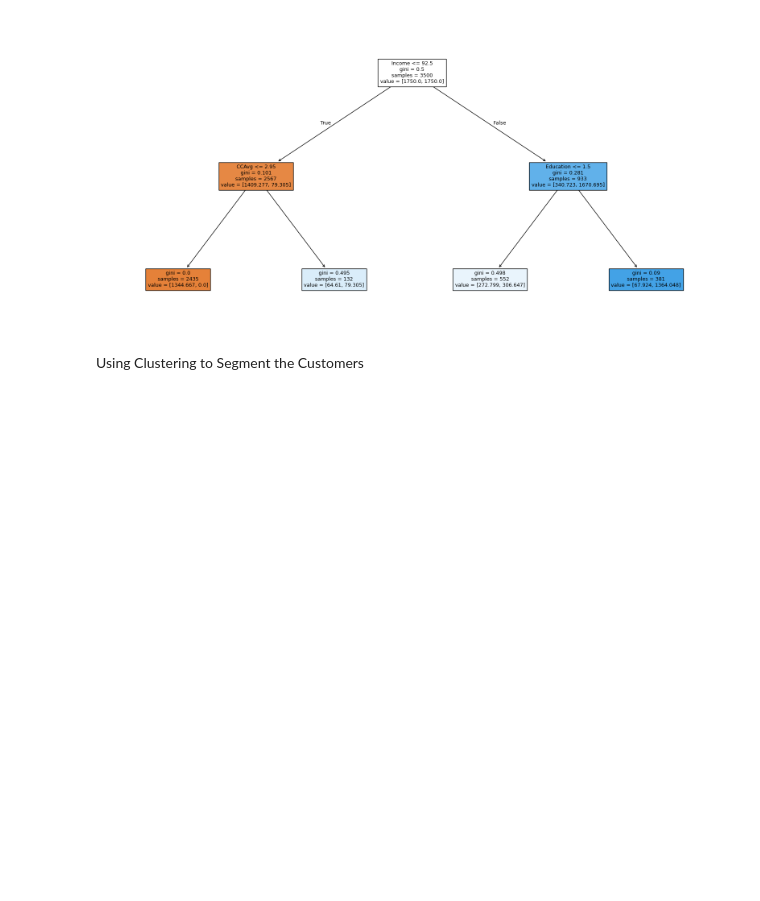
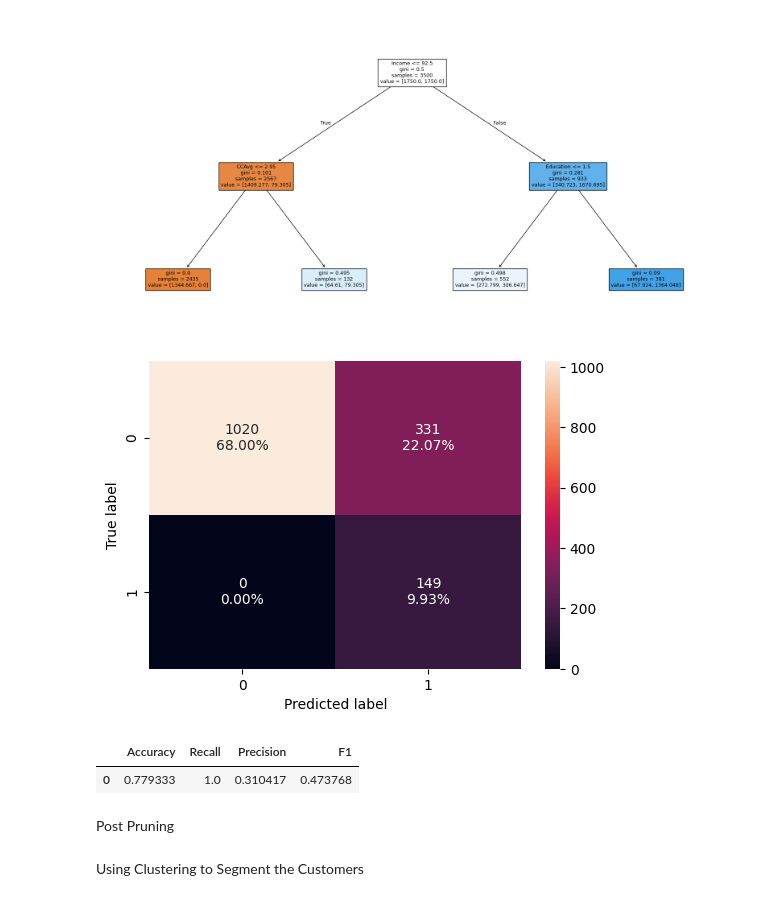
Before and after one commit to AkshayGovindaraj/GoogleColab, a Jupyter notebook: AIML_ML_Project_Full_Code_Notebookv1.ipynb, the cells around one changed output. Drawn from its saved outputs; the diff is of its cells as text; code cells hidden in the pictures; blank space fills up the shorter version.

```diff
--- a/AIML_ML_Project_Full_Code_Notebookv1.ipynb
+++ b/AIML_ML_Project_Full_Code_Notebookv1.ipynb
@@ -555,6 +555,17 @@ for o in out:
 plt.show()
 # %% [output]
 [figure]
+# %%
+confusion_matrix_sklearn(model1, X_test, y_test)
+# %% [output]
+[figure, added]
+# %%
+model_performance_classification_sklearn(model1, X_test, y_test)
+# %% [output]
+|  | Accuracy | Recall | Precision | F1 |
+| 0 | 0.779333 | 1.0 | 0.310417 | 0.473768 |
+# %% [markdown]
+Post Pruning
 # %% [markdown]
 Using Clustering to Segment the Customers
 # %%
```
